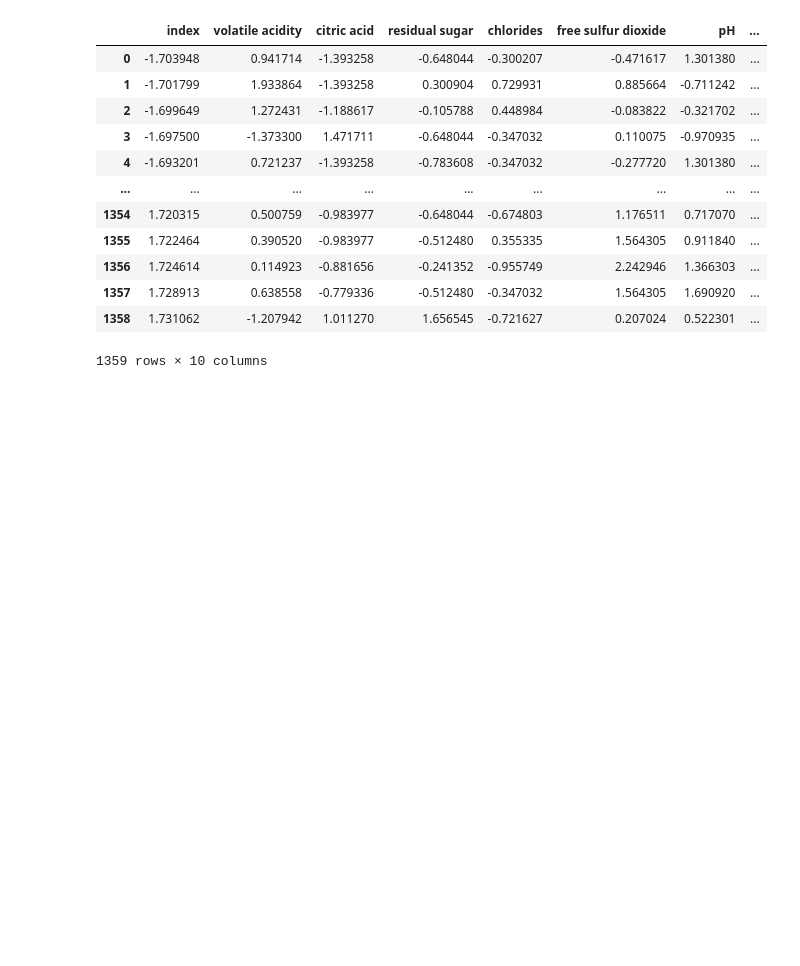
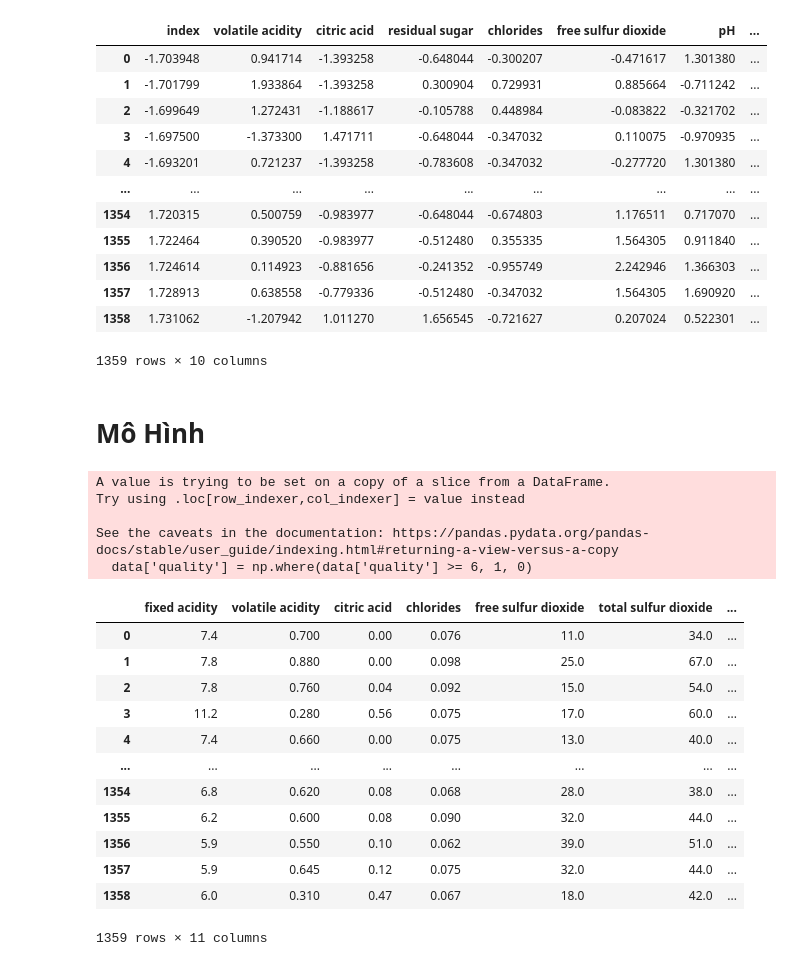
Before and after one commit to DataScienceHCMUS/Analysis, a Jupyter notebook: notebooks/redwinequality.ipynb, the cells around one changed output. Saved outputs shown, nothing was run; the diff lists cells and outputs as text; code cells hidden in the pictures; blank space fills up the shorter version.

```diff
--- a/notebooks/redwinequality.ipynb
+++ b/notebooks/redwinequality.ipynb
@@ -303,3 +303,32 @@ scale_data.join(df_combined_dedup["quality"])
 | 1357 | 1.728913 | 0.638558 | -0.779336 | -0.512480 | -0.347032 | 1.564305 | 1.690920 | ... |
 | 1358 | 1.731062 | -1.207942 | 1.011270 | 1.656545 | -0.721627 | 0.207024 | 0.522301 | ... |
 1359 rows × 10 columns
+# %% [markdown]
+# **Mô Hình**
+# %%
+features = ['fixed acidity', 'volatile acidity', 'citric acid', 'chlorides',
+                     'free sulfur dioxide', 'total sulfur dioxide', 'density', 'pH',
+                     'sulphates', 'alcohol','quality']
+
+data = dataset[features]
+data['quality'] = np.where(data['quality'] >= 6, 1, 0)
+data
+# %% [output]
+A value is trying to be set on a copy of a slice from a DataFrame.
+Try using .loc[row_indexer,col_indexer] = value instead
+
+See the caveats in the documentation: https://pandas.pydata.org/pandas-docs/stable/user_guide/indexing.html#returning-a-view-versus-a-copy
+  data['quality'] = np.where(data['quality'] >= 6, 1, 0)
+|  | fixed acidity | volatile acidity | citric acid | chlorides | free sulfur dioxide | total sulfur dioxide | ... |
+| 0 | 7.4 | 0.700 | 0.00 | 0.076 | 11.0 | 34.0 | ... |
+| 1 | 7.8 | 0.880 | 0.00 | 0.098 | 25.0 | 67.0 | ... |
+| 2 | 7.8 | 0.760 | 0.04 | 0.092 | 15.0 | 54.0 | ... |
+| 3 | 11.2 | 0.280 | 0.56 | 0.075 | 17.0 | 60.0 | ... |
+| 4 | 7.4 | 0.660 | 0.00 | 0.075 | 13.0 | 40.0 | ... |
+| ... | ... | ... | ... | ... | ... | ... | ... |
+| 1354 | 6.8 | 0.620 | 0.08 | 0.068 | 28.0 | 38.0 | ... |
+| 1355 | 6.2 | 0.600 | 0.08 | 0.090 | 32.0 | 44.0 | ... |
+| 1356 | 5.9 | 0.550 | 0.10 | 0.062 | 39.0 | 51.0 | ... |
+| 1357 | 5.9 | 0.645 | 0.12 | 0.075 | 32.0 | 44.0 | ... |
+| 1358 | 6.0 | 0.310 | 0.47 | 0.067 | 18.0 | 42.0 | ... |
+1359 rows × 11 columns
```
Also changed, not shown: parts of 15 cells of this notebook.
